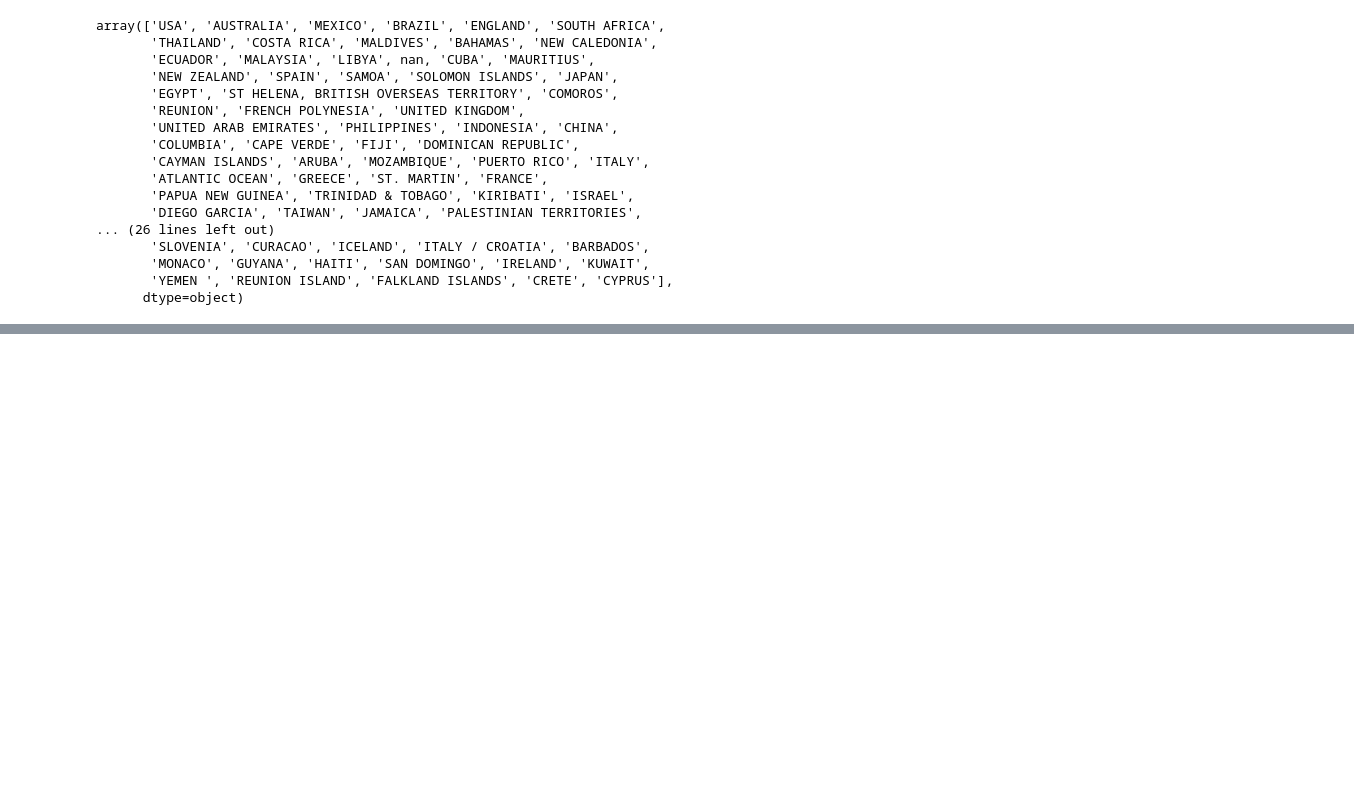
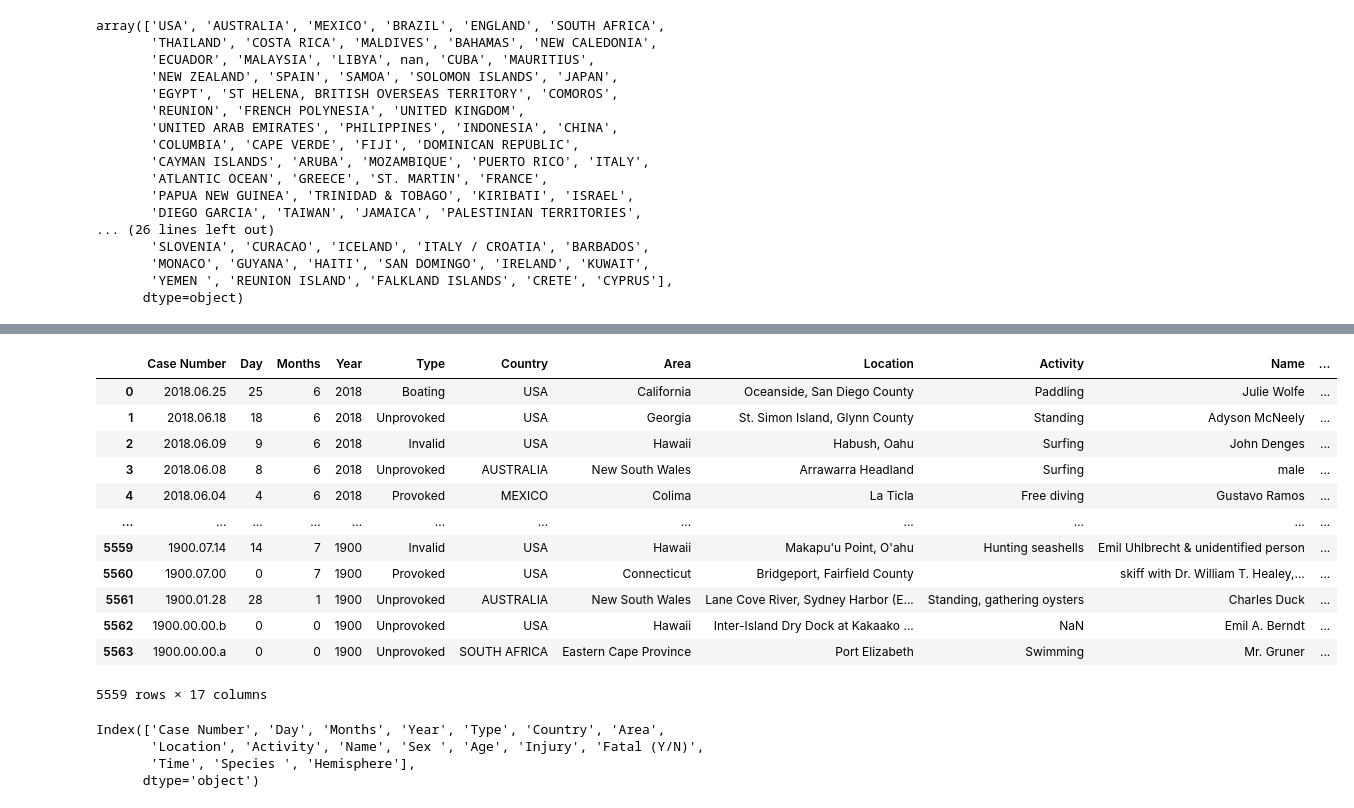
Before and after one commit to bernatbellmunt/ironh_project1, a Jupyter notebook: clean.ipynb, the cells around one changed output, grey strips where cells are left out. Saved outputs shown, nothing was run; the diff lists cells and outputs as text; code cells hidden in the pictures; blank space fills up the shorter version.

```diff
--- a/clean.ipynb
+++ b/clean.ipynb
@@ -93,0 +167,66 @@ df.drop (df[df.Type == "34"].index, inplace=True)
+# %%
+south = pd.read_csv ('./data/south.csv', encoding='unicode_escape')
+south.dtypes
+# column name --> ï»¿SOUTH COUNTRY
+
+list_south = []
+for elem in south["ï»¿SOUTH COUNTRY"]:
+    list_south.append(elem)
+
+
+#outcome --> list of southern hemisphere countries
+
+#I create column Hemisphere
+
+
+df["Hemisphere"] = np.where(df['Country'].isin(list_south), 'SOUTH', 'NORTH')
+# %%
+def season ():
+    if df["Hemisphere"] == "NORTH":
+        if df["Months"] in range(1,4):
+            return "WINTER"
+        elif df["Months"] in range(4,7):
+            return "SPRING"
+        elif df["Months"] in range(7,10):
+            return "SUMMER"
+        elif df["Months"] in range(10,13):
+            return "AUTUMN"
+        elif df["Months"] == 0:
+            return str(NaN)
+    elif df["Hemisphere"] == "SOUTH":
+        if df["Months"] in range(1,4):
+            return "SUMMER"
+        elif df["Months"] in range(4,7):
+            return "AUTUMN"
+        elif df["Months"] in range(7,10):
+            return "WINTER"
+        elif df["Months"] in range(10,13):
+            return "SPRING"
+        elif df["Months"] == 0:
+            return str(NaN)
+
+    elif df["Hemisphere"].isnull()":
+        return str(NaN)
+# %% [output]
+|  | Case Number | Day | Months | Year | Type | Country | Area | Location | Activity | Name | ... |
+| 0 | 2018.06.25 | 25 | 6 | 2018 | Boating | USA | California | Oceanside, San Diego County | Paddling | Julie Wolfe | ... |
+| 1 | 2018.06.18 | 18 | 6 | 2018 | Unprovoked | USA | Georgia | St. Simon Island, Glynn County | Standing | Adyson McNeely | ... |
+| 2 | 2018.06.09 | 9 | 6 | 2018 | Invalid | USA | Hawaii | Habush, Oahu | Surfing | John Denges | ... |
+| 3 | 2018.06.08 | 8 | 6 | 2018 | Unprovoked | AUSTRALIA | New South Wales | Arrawarra Headland | Surfing | male | ... |
+| 4 | 2018.06.04 | 4 | 6 | 2018 | Provoked | MEXICO | Colima | La Ticla | Free diving | Gustavo Ramos | ... |
+| ... | ... | ... | ... | ... | ... | ... | ... | ... | ... | ... | ... |
+| 5559 | 1900.07.14 | 14 | 7 | 1900 | Invalid | USA | Hawaii | Makapu'u Point, O'ahu | Hunting seashells | Emil Uhlbrecht & unidentified person | ... |
+| 5560 | 1900.07.00 | 0 | 7 | 1900 | Provoked | USA | Connecticut | Bridgeport, Fairfield County |  | skiff with Dr. William T. Healey,... | ... |
+| 5561 | 1900.01.28 | 28 | 1 | 1900 | Unprovoked | AUSTRALIA | New South Wales | Lane Cove River, Sydney Harbor (E... | Standing, gathering oysters | Charles Duck | ... |
+| 5562 | 1900.00.00.b | 0 | 0 | 1900 | Unprovoked | USA | Hawaii | Inter-Island Dry Dock at Kakaako ... | NaN | Emil A. Berndt | ... |
+| 5563 | 1900.00.00.a | 0 | 0 | 1900 | Unprovoked | SOUTH AFRICA | Eastern Cape Province | Port Elizabeth | Swimming | Mr. Gruner | ... |
+5559 rows × 17 columns
+# %%
+
+
+df.columns
+# %% [output]
+Index(['Case Number', 'Day', 'Months', 'Year', 'Type', 'Country', 'Area',
+       'Location', 'Activity', 'Name', 'Sex ', 'Age', 'Injury', 'Fatal (Y/N)',
+       'Time', 'Species ', 'Hemisphere'],
+      dtype='object')
```
Also changed, not shown: parts of 6 cells of this notebook, 3 other files.
